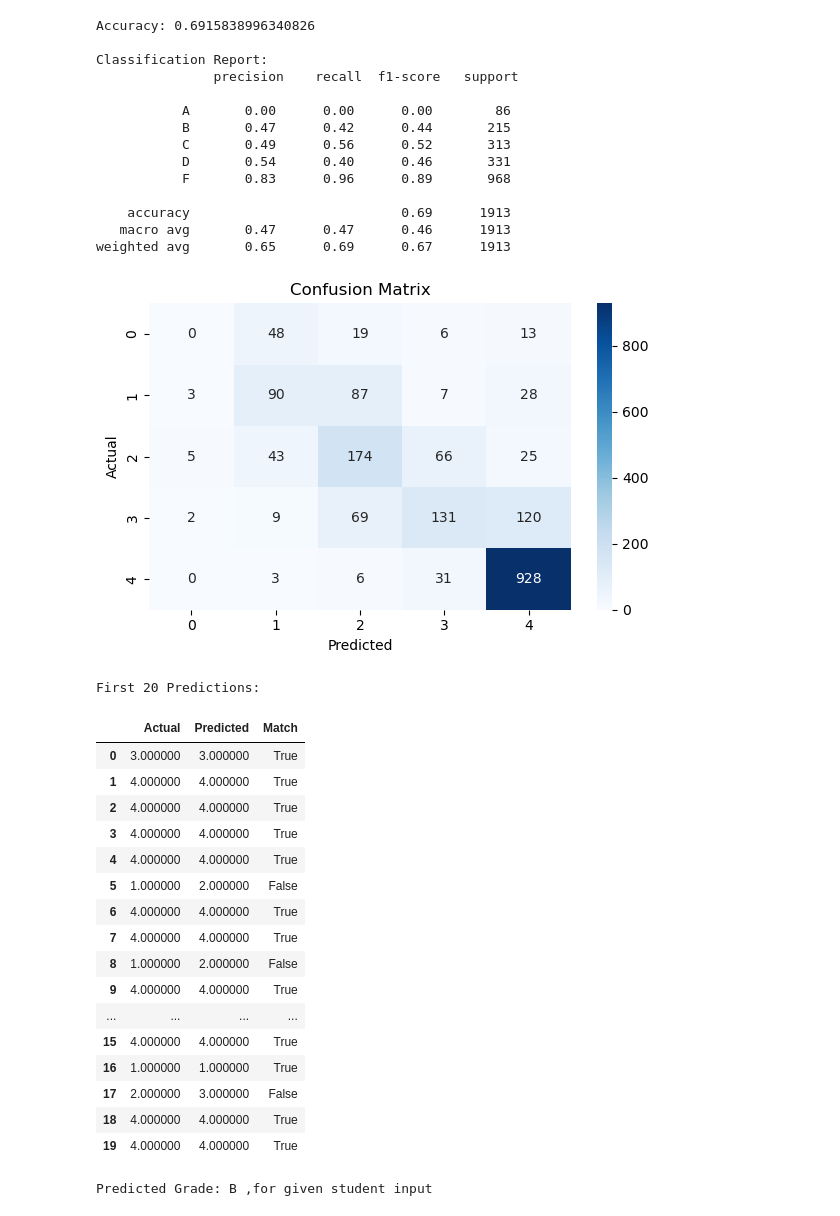
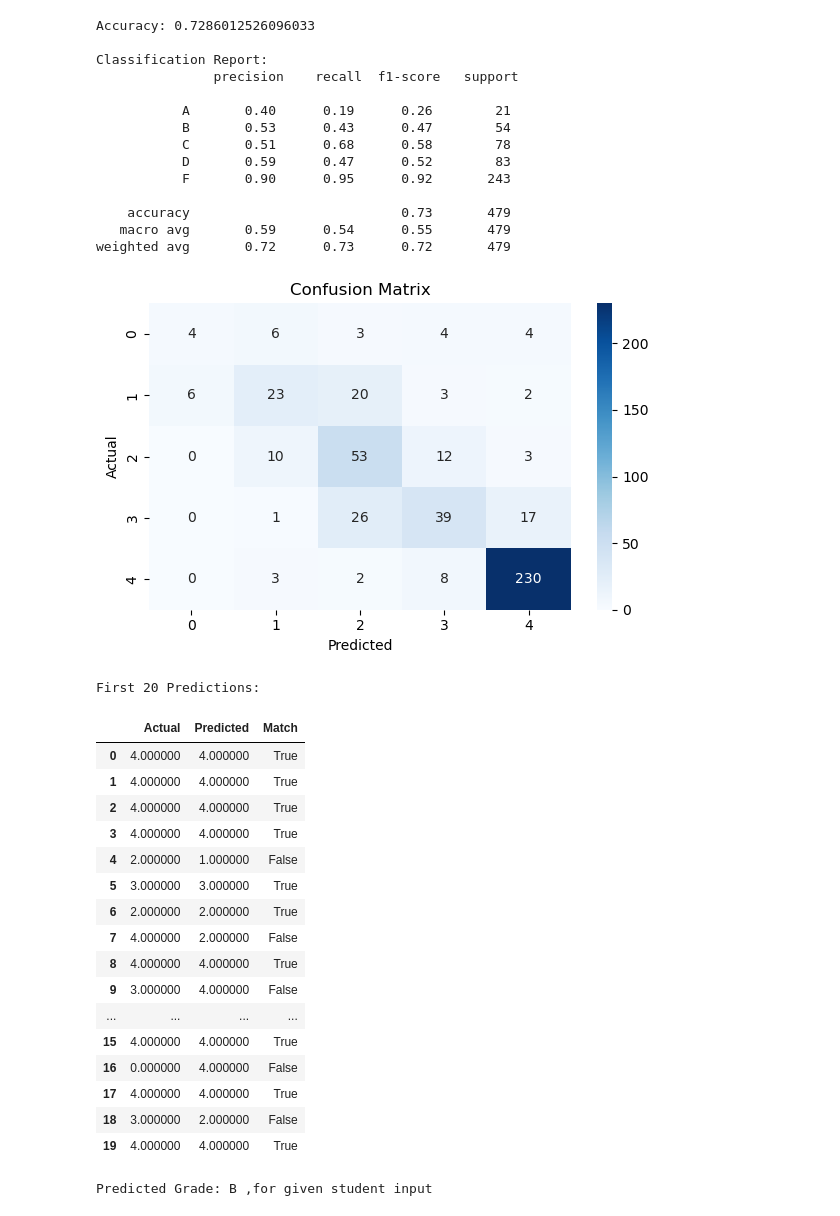
Before and after one commit to badtzmaruu/MLG382, a Jupyter notebook: source/LogisticRegresionTrain.ipynb, the cells around one changed output. Drawn from its saved outputs; the diff is of its cells as text; code cells hidden in the pictures.

Commit message:
Fixed the data reading of the logistic regresion model

```diff
--- a/source/LogisticRegresionTrain.ipynb
+++ b/source/LogisticRegresionTrain.ipynb
@@ -11,8 +11,8 @@ import pickle
 from sklearn.model_selection import GridSearchCV
 
 #Step 1: Import CSVs
-df_train = pd.read_csv('../data/test_data.csv', delimiter=",")
-df_test = pd.read_csv('../data/train_data.csv', delimiter=",")
+df_train = pd.read_csv('../data/train_data.csv', delimiter=",")
+df_test = pd.read_csv('../data/test_data.csv', delimiter=",")
 
 #Step 2: Separate features and target
 X_train = df_train.drop(columns=["StudentID", "GradeClass", "GPA"])
@@ -105,59 +105,59 @@ def predict_student_grade(input_string):
     # Automatically remove the first value (StudentID) and last two values (GPA & GradeClass)
     input_data = input_data[1:-2] # Removes 1 from start and last 2 items
 
     # Create DataFrame from input
     df_input = pd.DataFrame([input_data], columns=columns)
     df_input = df_input.apply(pd.to_numeric, errors='ignore')  # Cast numerics properly
 
     # Scale input using the same scaler
     input_scaled = scaler.transform(df_input)
 
     # Predict using the loaded model
     prediction = ln.predict(input_scaled)[0]
 
     #Mapping numeric class baack to the letter grade
     grade_map = {0: "A", 1: "B", 2: "C", 3: "D", 4: "F"}
 
     predicted_grade = grade_map[prediction]
 
     return predicted_grade
 
 #Example testing input from the csv file
 student_input = "1045,18,1,0,1,18.921512361376628,1,1,3,1,1,0,0,4.0,0.0"
 #Print predicted grade
 print(f"Predicted Grade: {predict_student_grade(student_input)} ,for given student input")
 # %% [output]
-Accuracy: 0.6915838996340826
+Accuracy: 0.7286012526096033
 
 Classification Report:
                precision    recall  f1-score   support
 
-           A       0.00      0.00      0.00        86
-           B       0.47      0.42      0.44       215
-           C       0.49      0.56      0.52       313
-           D       0.54      0.40      0.46       331
-           F       0.83      0.96      0.89       968
+           A       0.40      0.19      0.26        21
+           B       0.53      0.43      0.47        54
+           C       0.51      0.68      0.58        78
+           D       0.59      0.47      0.52        83
+           F       0.90      0.95      0.92       243
 
-    accuracy                           0.69      1913
-   macro avg       0.47      0.47      0.46      1913
-weighted avg       0.65      0.69      0.67      1913
+    accuracy                           0.73       479
+   macro avg       0.59      0.54      0.55       479
+weighted avg       0.72      0.73      0.72       479
-[figure, old version]
+[figure, new version]
 First 20 Predictions:
 |  | Actual | Predicted | Match |
-| 0 | 3.000000 | 3.000000 | True |
+| 0 | 4.000000 | 4.000000 | True |
 | 1 | 4.000000 | 4.000000 | True |
 | 2 | 4.000000 | 4.000000 | True |
 | 3 | 4.000000 | 4.000000 | True |
-| 4 | 4.000000 | 4.000000 | True |
-| 5 | 1.000000 | 2.000000 | False |
-| 6 | 4.000000 | 4.000000 | True |
-| 7 | 4.000000 | 4.000000 | True |
-| 8 | 1.000000 | 2.000000 | False |
-| 9 | 4.000000 | 4.000000 | True |
+| 4 | 2.000000 | 1.000000 | False |
+| 5 | 3.000000 | 3.000000 | True |
+| 6 | 2.000000 | 2.000000 | True |
+| 7 | 4.000000 | 2.000000 | False |
+| 8 | 4.000000 | 4.000000 | True |
+| 9 | 3.000000 | 4.000000 | False |
 | ... | ... | ... | ... |
 | 15 | 4.000000 | 4.000000 | True |
-| 16 | 1.000000 | 1.000000 | True |
-| 17 | 2.000000 | 3.000000 | False |
-| 18 | 4.000000 | 4.000000 | True |
+| 16 | 0.000000 | 4.000000 | False |
+| 17 | 4.000000 | 4.000000 | True |
+| 18 | 3.000000 | 2.000000 | False |
 | 19 | 4.000000 | 4.000000 | True |
 Predicted Grade: B ,for given student input
```
Also changed, not shown: 3 other files.
